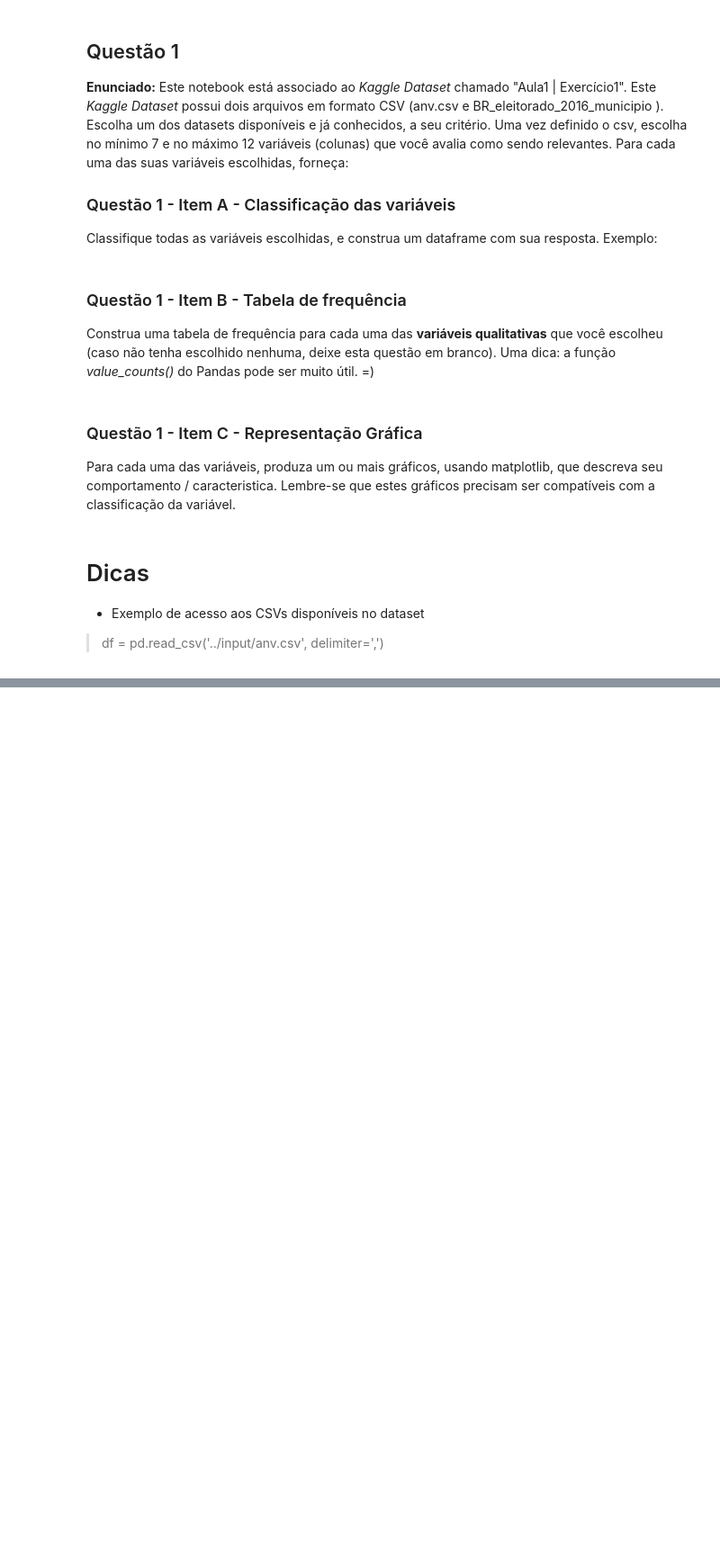
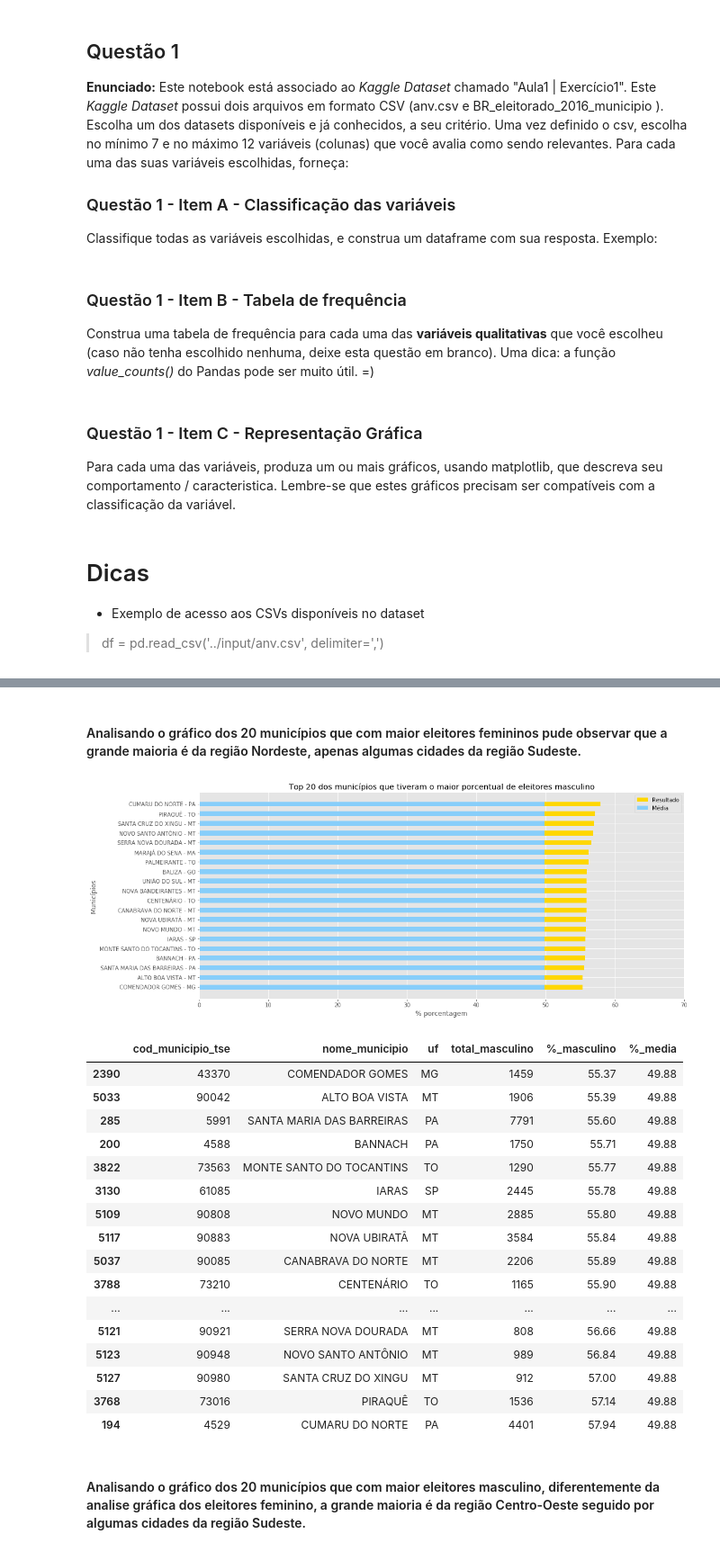
Before and after one commit to aabrantes/datascience, a Jupyter notebook: kernel.ipynb, the cells around one changed output, grey strips where cells are left out. Shown: that part at 90% size. Saved outputs shown, nothing was run; the diff lists cells and outputs as text; code cells hidden in the pictures; blank space fills up the shorter version.

```diff
--- a/kernel.ipynb
+++ b/kernel.ipynb
@@ -37,0 +417,75 @@ df.head(1)
+# %% [markdown]
+#### Analisando o gráfico dos 20 municípios que com maior eleitores femininos pude observar que a grande maioria é da região Nordeste, apenas algumas cidades da região Sudeste.
+# %%
+#Tabela Frequencia de eleitores por estado
+df_total_eleitores_municipio = df.groupby(['cod_municipio_tse','nome_municipio','uf'])['total_eleitores'].apply(lambda x : x.astype(int).sum()).reset_index(name='total_eleitores')
+
+#Total de eleitores feminino nos Municipios
+df_gen_masculino = df.groupby(['cod_municipio_tse','nome_municipio','uf'])['gen_masculino'].apply(lambda x : x.astype(int).sum()).reset_index(name='total_masculino')
+
+#Adiciona na dataframe a porcentagem de eleitores feminino
+df_gen_masculino['%_masculino'] = round(df_gen_masculino['total_masculino'] / df_total_eleitores_municipio['total_eleitores'] * 100,2)
+
+#Adiciona na dataframe a media de eleitores feminino por Municipios
+df_gen_masculino['%_media'] = round(df_gen_masculino['%_masculino'].mean(),2)
+
+#Ordenação por valores
+sort_gen_masculino = df_gen_masculino.sort_values(by='%_masculino', ascending=False)
+
+#top 20
+top20 = sort_gen_masculino.head(20).sort_values(by='%_masculino', ascending=True)
+
+#Largura da barra no gráfico
+width = 0.50
+
+#Count dos grupos
+N = top20['uf'].count()
+
+#Indices
+ind = np.arange(N)
+
+#Valores
+colx = top20['nome_municipio'] + ' - ' + top20['uf']
+val1 = top20['%_masculino']
+val2 = top20['%_media']
+
+p1 = plt.barh(ind, val1, width, color='gold')
+p2 = plt.barh(ind, val2, width, color='lightskyblue')
+
+plt.xlabel('% porcentagem')
+plt.ylabel('Municípios')
+plt.title('Top 20 dos municípios que tiveram o maior porcentual de eleitores masculino')
+plt.yticks(ind, colx)
+plt.xticks(np.arange(0, 71, 10))
+plt.legend((p1[0], p2[0]), ('Resultado','Média'))
+
+#estilo
+plt.style.use('ggplot')
+
+#padronizando o tamanho dos gráficos
+plt.rcParams['figure.figsize'] = (16,7)
+
+plt.show()
+
+top20
+# %% [output]
+[figure, added]
+|  | cod_municipio_tse | nome_municipio | uf | total_masculino | %_masculino | %_media |
+| 2390 | 43370 | COMENDADOR GOMES | MG | 1459 | 55.37 | 49.88 |
+| 5033 | 90042 | ALTO BOA VISTA | MT | 1906 | 55.39 | 49.88 |
+| 285 | 5991 | SANTA MARIA DAS BARREIRAS | PA | 7791 | 55.60 | 49.88 |
+| 200 | 4588 | BANNACH | PA | 1750 | 55.71 | 49.88 |
+| 3822 | 73563 | MONTE SANTO DO TOCANTINS | TO | 1290 | 55.77 | 49.88 |
+| 3130 | 61085 | IARAS | SP | 2445 | 55.78 | 49.88 |
+| 5109 | 90808 | NOVO MUNDO | MT | 2885 | 55.80 | 49.88 |
+| 5117 | 90883 | NOVA UBIRATÃ | MT | 3584 | 55.84 | 49.88 |
+| 5037 | 90085 | CANABRAVA DO NORTE | MT | 2206 | 55.89 | 49.88 |
+| 3788 | 73210 | CENTENÁRIO | TO | 1165 | 55.90 | 49.88 |
+| ... | ... | ... | ... | ... | ... | ... |
+| 5121 | 90921 | SERRA NOVA DOURADA | MT | 808 | 56.66 | 49.88 |
+| 5123 | 90948 | NOVO SANTO ANTÔNIO | MT | 989 | 56.84 | 49.88 |
+| 5127 | 90980 | SANTA CRUZ DO XINGU | MT | 912 | 57.00 | 49.88 |
+| 3768 | 73016 | PIRAQUÊ | TO | 1536 | 57.14 | 49.88 |
+| 194 | 4529 | CUMARU DO NORTE | PA | 4401 | 57.94 | 49.88 |
+# %% [markdown]
+#### Analisando o gráfico dos 20 municípios que com maior eleitores masculino, diferentemente da analise gráfica dos eleitores feminino, a grande maioria é da região Centro-Oeste seguido por algumas cidades da região Sudeste.
```
Also changed, not shown: parts of 15 cells of this notebook, 2 other files.
